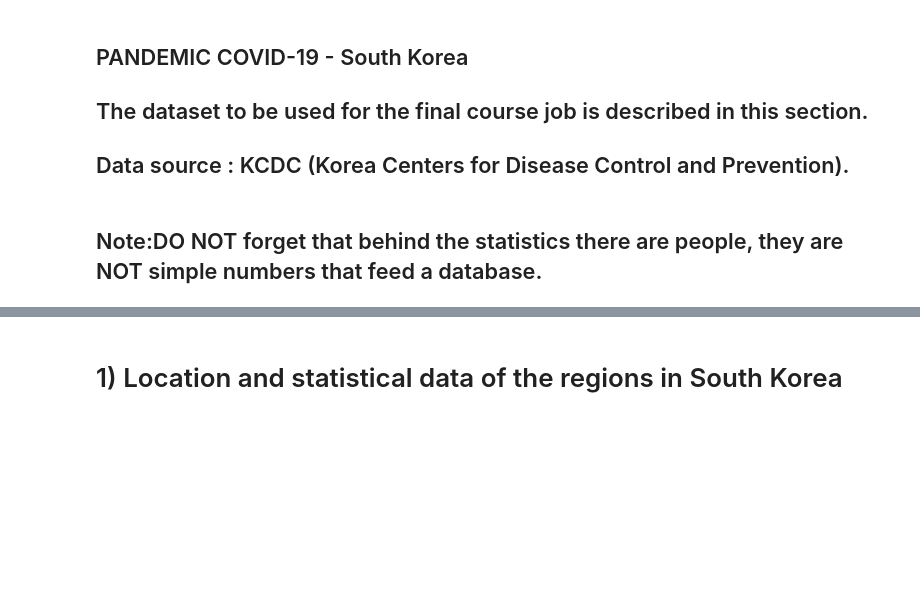
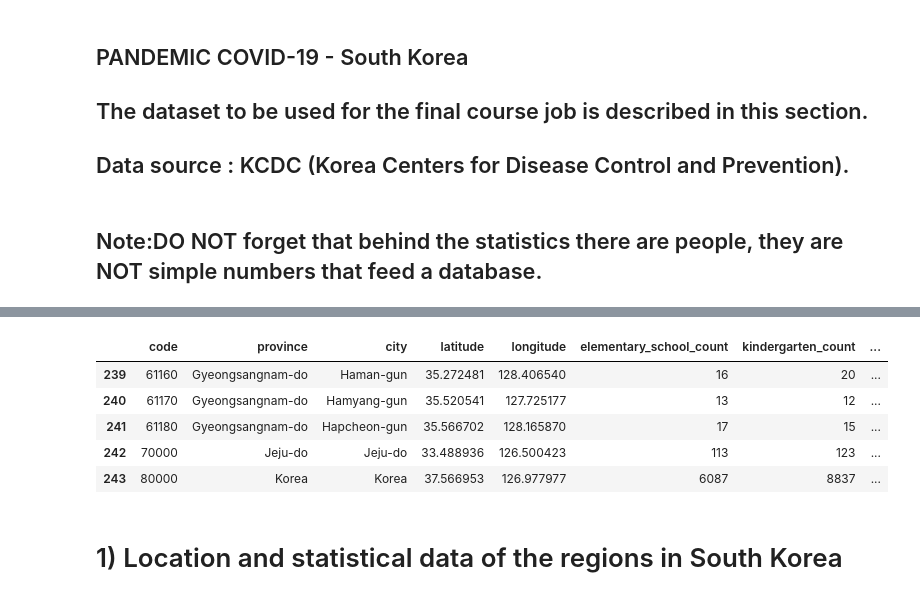
Before and after one commit to bcdatascience/The_Battle_of_Neighborhoods_COVID-19, a Jupyter notebook: COVID-19-South Korea/COVID-19.ipynb, the cells around one changed output, grey strips where cells are left out. Drawn from its saved outputs; the diff is of its cells as text; code cells hidden in the pictures; blank space fills up the shorter version.

```diff
--- a/COVID-19-South Korea/COVID-19.ipynb
+++ b/COVID-19-South Korea/COVID-19.ipynb
@@ -31,3 +56,13 @@ import numpy as np # library to handle data in a vectorized manner
+# %%
+#show bootom rows
+df_region.tail()
+# %% [output]
+|  | code | province | city | latitude | longitude | elementary_school_count | kindergarten_count | ... |
+| 239 | 61160 | Gyeongsangnam-do | Haman-gun | 35.272481 | 128.406540 | 16 | 20 | ... |
+| 240 | 61170 | Gyeongsangnam-do | Hamyang-gun | 35.520541 | 127.725177 | 13 | 12 | ... |
+| 241 | 61180 | Gyeongsangnam-do | Hapcheon-gun | 35.566702 | 128.165870 | 17 | 15 | ... |
+| 242 | 70000 | Jeju-do | Jeju-do | 33.488936 | 126.500423 | 113 | 123 | ... |
+| 243 | 80000 | Korea | Korea | 37.566953 | 126.977977 | 6087 | 8837 | ... |
 # %% [markdown]
 # 1) Location and statistical data of the regions in South Korea
 # %%
```
Also changed, not shown: parts of 7 cells of this notebook.
